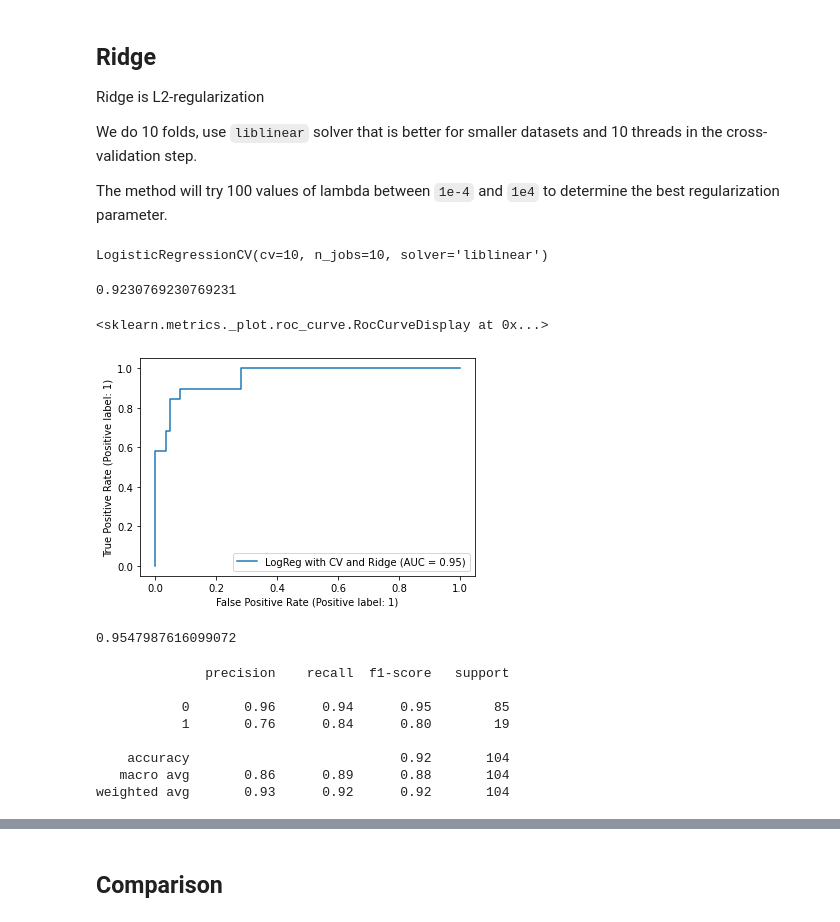
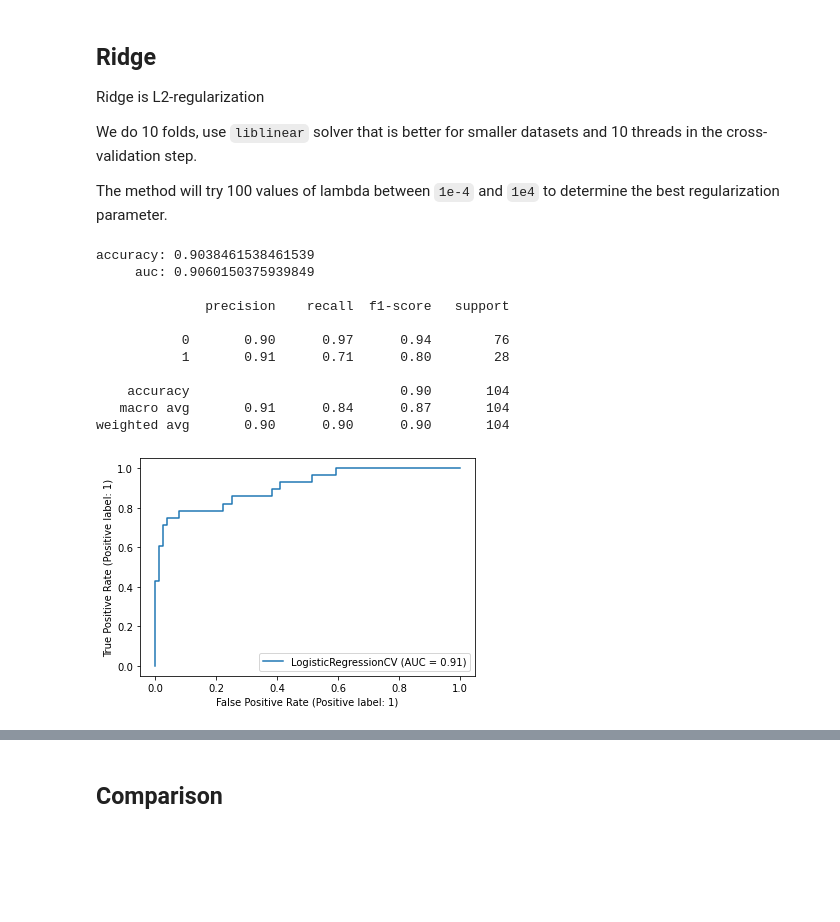
Before and after one commit to johannes-graner/statistical-machine-learning, a Jupyter notebook: project/LogReg.ipynb, the cells around one changed output, grey strips where cells are left out. Drawn from its saved outputs; the diff is of its cells as text; code cells hidden in the pictures; blank space fills up the shorter version.

```diff
--- a/project/LogReg.ipynb
+++ b/project/LogReg.ipynb
@@ -245,31 +269,17 @@ We do 10 folds, use `liblinear` solver that is better for smaller datasets and 1
 
 The method will try 100 values of lambda between `1e-4` and `1e4` to determine the best regularization parameter.
 # %%
-logRegRidge = skl_lm.LogisticRegressionCV(Cs=10, cv=10, penalty='l2', solver='liblinear', n_jobs=10)
-logRegRidge.fit(train[features], train[target])
+logRegRidge = fit_and_test(skl_lm.LogisticRegressionCV(Cs=10, cv=20, penalty='l2', solver='liblinear', n_jobs=10), train, test, features, target)
 # %% [output]
-LogisticRegressionCV(cv=10, n_jobs=10, solver='liblinear')
+accuracy: 0.9038461538461539
+     auc: 0.9060150375939849
+
+              precision    recall  f1-score   support
+
+           0       0.90      0.97      0.94        76
+           1       0.91      0.71      0.80        28
+
+    accuracy                           0.90       104
+   macro avg       0.91      0.84      0.87       104
+weighted avg       0.90      0.90      0.90       104
+[figure, added]
-# %%
-logRegRidge.score(test[features], test[target])
-# %% [output]
-0.9230769230769231
-# %%
-skl_met.plot_roc_curve(logRegRidge, test[features], test[target], name='LogReg with CV and Ridge')
-# %% [output]
-<sklearn.metrics._plot.roc_curve.RocCurveDisplay at 0x...>
-[figure, removed]
-# %%
-skl_met.roc_auc_score(test[target], logRegRidge.predict_proba(test[features])[:,1])
-# %% [output]
-0.9547987616099072
-# %%
-print(skl_met.classification_report(test[target], logRegRidge.predict(test[features])))
-# %% [output]
-              precision    recall  f1-score   support
-
-           0       0.96      0.94      0.95        85
-           1       0.76      0.84      0.80        19
-
-    accuracy                           0.92       104
-   macro avg       0.86      0.89      0.88       104
-weighted avg       0.93      0.92      0.92       104
```
Also changed, not shown: parts of 24 cells of this notebook.
